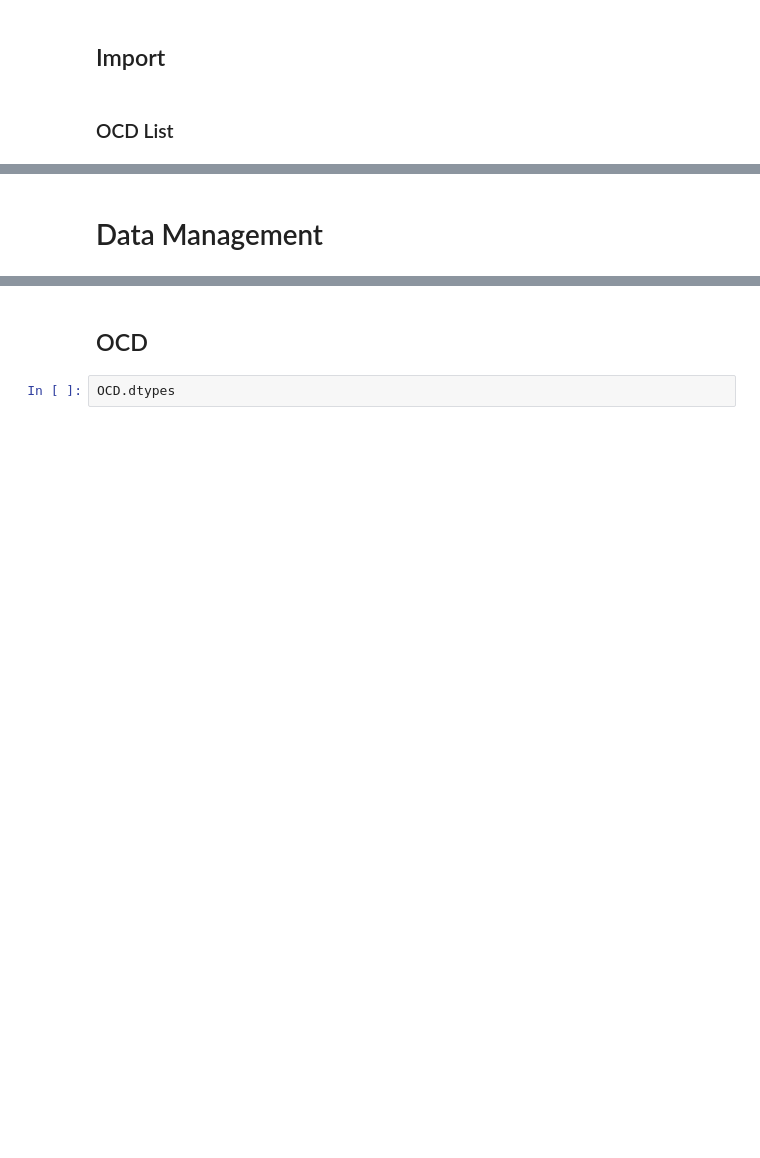
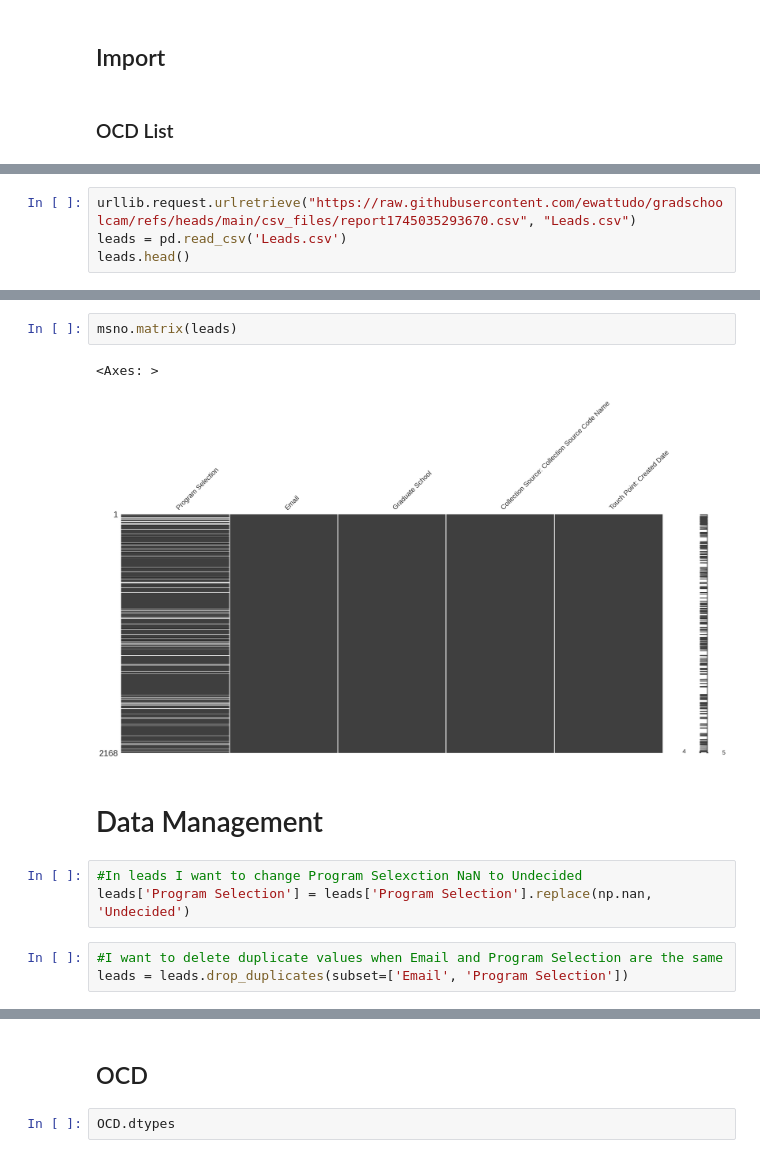
Before and after one commit to ewattudo/datamanagement, a Jupyter notebook: PS5.ipynb, the cells around one changed output, grey strips where cells are left out. Saved outputs shown, nothing was run; the diff lists cells and outputs as text; blank space fills up the shorter version.

```diff
--- a/PS5.ipynb
+++ b/PS5.ipynb
@@ -136,0 +144,4 @@ OCD.head()
+# %%
+urllib.request.urlretrieve("https://raw.githubusercontent.com/ewattudo/gradschoolcam/refs/heads/main/csv_files/report1745035293670.csv", "Leads.csv")
+leads = pd.read_csv('Leads.csv')
+leads.head()
@@ -137,2 +155,13 @@ OCD.head()
+# %%
+msno.matrix(leads)
+# %% [output]
+<Axes: >
+[figure, added]
 # %% [markdown]
 # Data Management
+# %%
+#In leads I want to change Program Selexction NaN to Undecided
+leads['Program Selection'] = leads['Program Selection'].replace(np.nan, 'Undecided')
+# %%
+#I want to delete duplicate values when Email and Program Selection are the same
+leads = leads.drop_duplicates(subset=['Email', 'Program Selection'])
```
Also changed, not shown: parts of 8 cells of this notebook.
